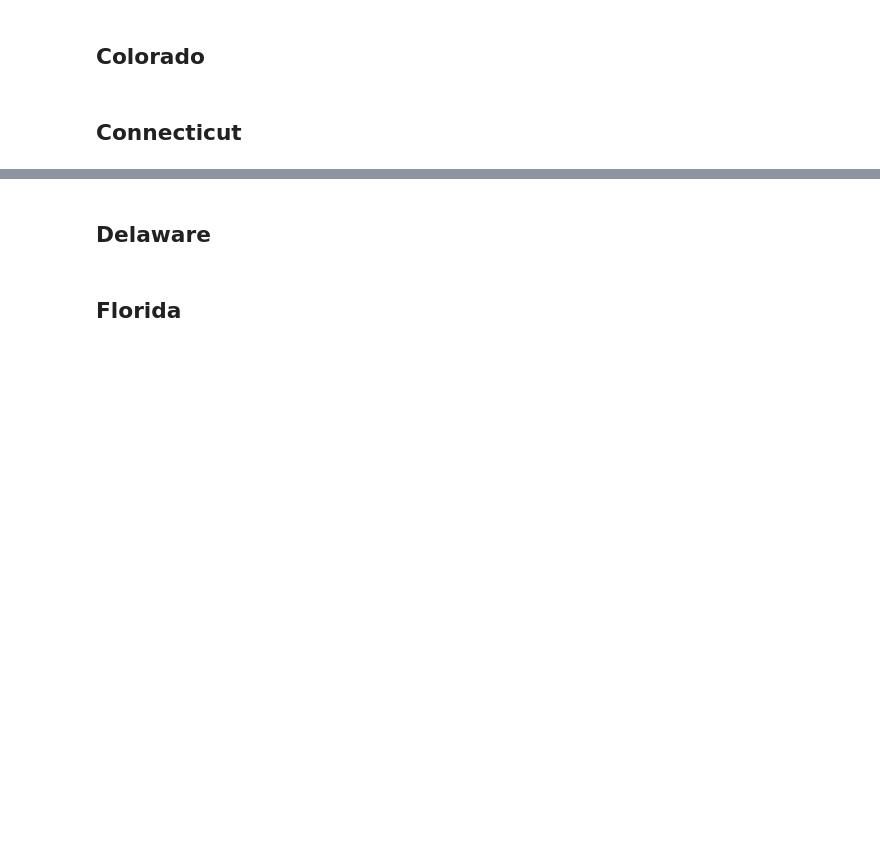
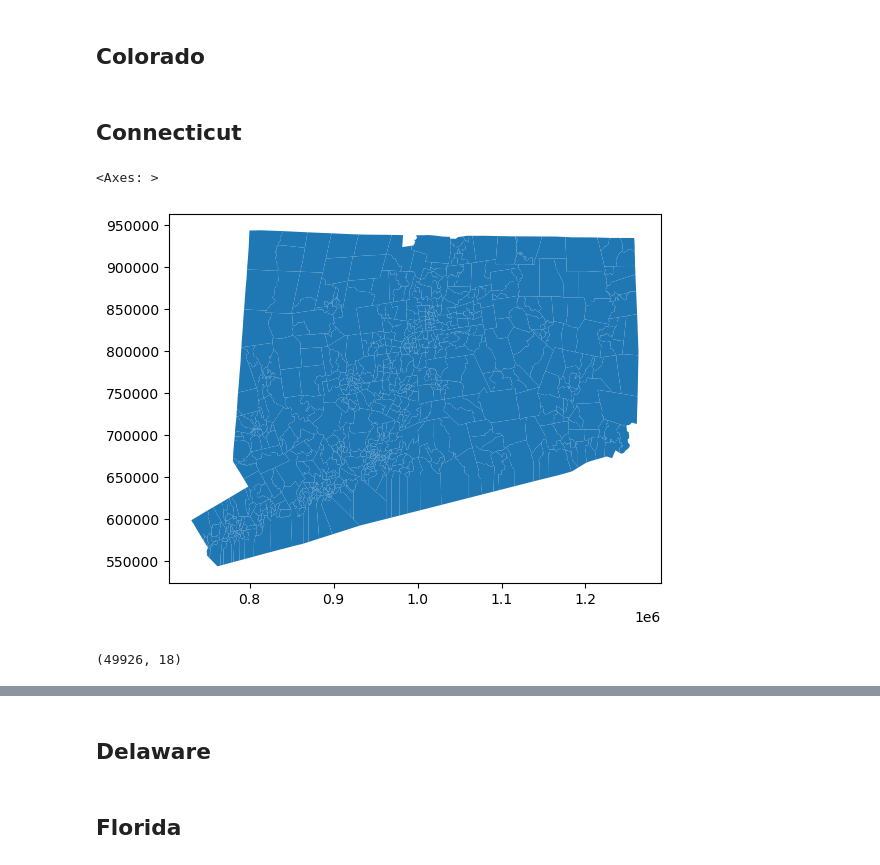
Before and after one commit to yagnesh7/clock-hand-redistricting, a Jupyter notebook: redistricting/data_prep/prepare_states.ipynb, the cells around one changed output, grey strips where cells are left out. Cells and saved outputs as stored; diff of their text form; code cells hidden in the pictures; blank space fills up the shorter version.

```diff
--- a/redistricting/data_prep/prepare_states.ipynb
+++ b/redistricting/data_prep/prepare_states.ipynb
@@ -168,3 +233,14 @@ state_dict = {
 ## Colorado
 # %% [markdown]
 ## Connecticut
+# %%
+ct_2020 = gpd.read_file("input/ct/ct_vest_20/")  # RDH, from VEST
+ct_2020_votes = pd.read_csv("input/medsl/HOUSE_precinct_general.csv")  # VEST
+ct_cb = gpd.read_file(
+    "input/ct/tl_2022_09_tabblock20/"
+)  # https://www.census.gov/cgi-bin/geo/shapefiles/index.php?year=2022&layergroup=Blocks+%282020%29
+
+ct_2020.plot()
+# %% [output]
+<Axes: >
+[figure, added]
@@ -170,0 +278,10 @@ state_dict = {
+# %%
+print(ct_cb.shape)
+print("Converting CRS")
+ct_cb = ct_cb.to_crs(ct_2020_house.crs)
+print("Assigning Blocks to Precincts")
+ct_cb["geometry"] = ct_cb["geometry"].apply(shapely.validation.make_valid)
+assignment = maup.assign(ct_cb, ct_2020_house)
+ct_2020_house["POP20"] = ct_cb[["POP20"]].groupby(assignment).sum()
+# %% [output]
+(49926, 18)
```
Also changed, not shown: parts of 44 cells of this notebook, 1 other file.
